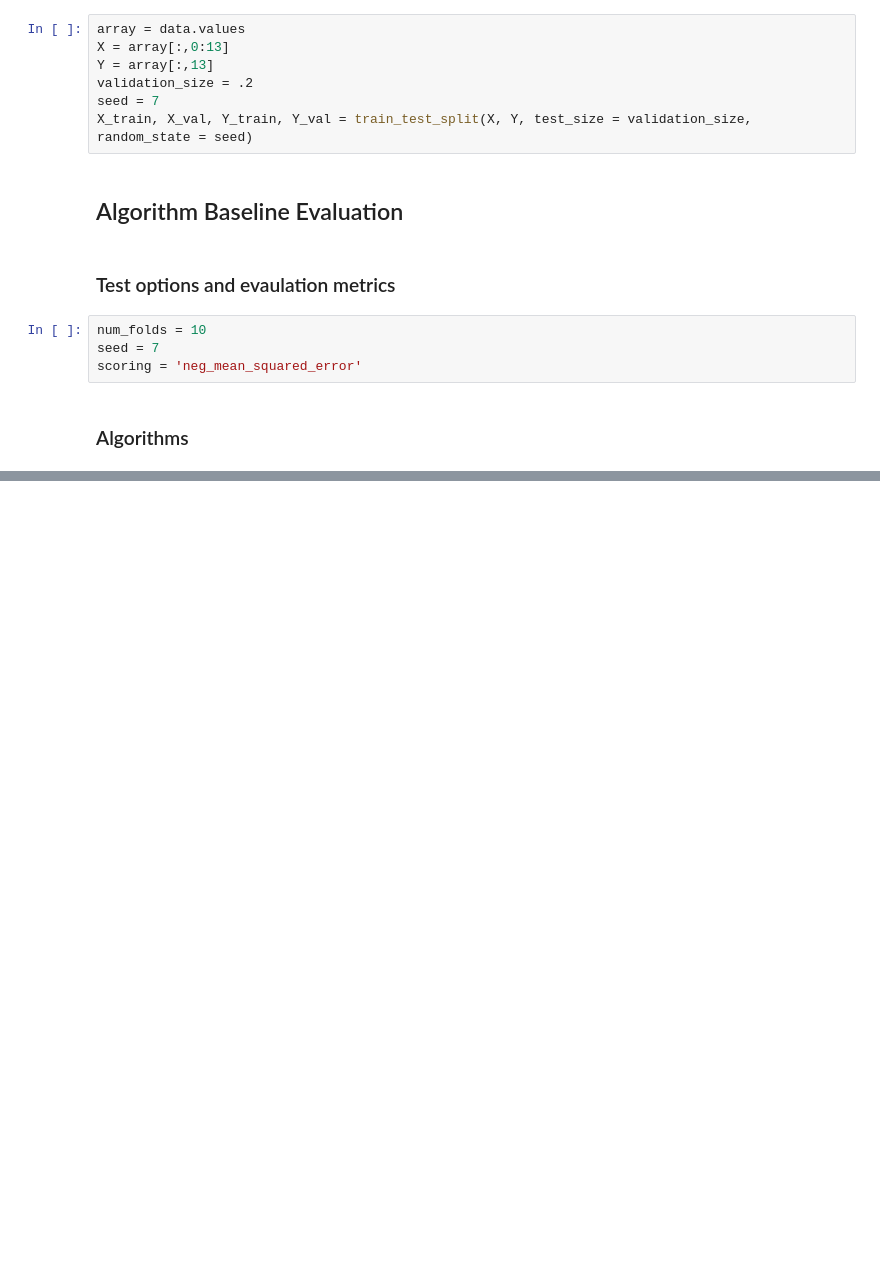
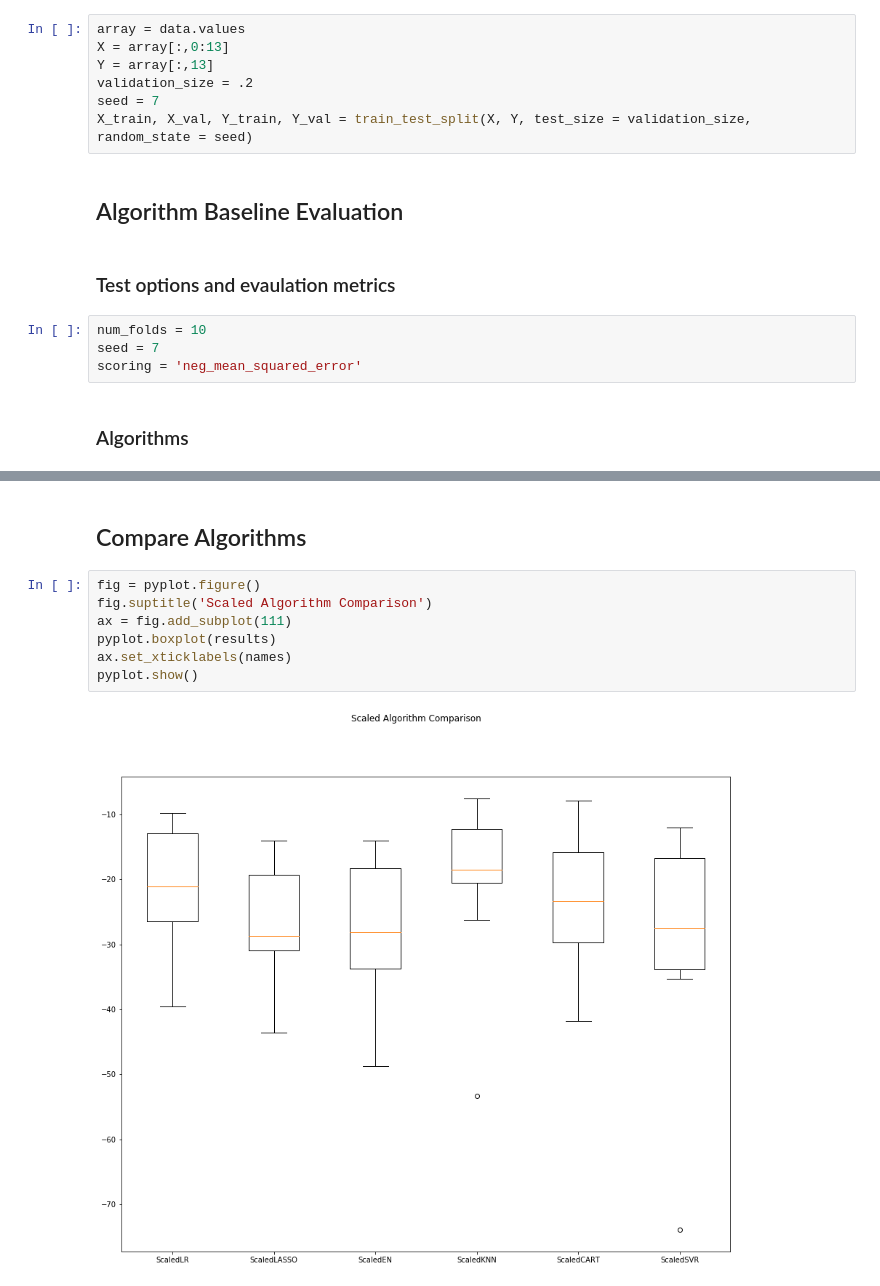
Before and after one commit to MichaelCHarrison/-ML-Py-Boston-Housing, a Jupyter notebook: 170516 Boston Housing.ipynb, the cells around one changed output, grey strips where cells are left out. Saved outputs shown, nothing was run; the diff lists cells and outputs as text; blank space fills up the shorter version.

```diff
--- a/170516 Boston Housing.ipynb
+++ b/170516 Boston Housing.ipynb
@@ -199,0 +260,11 @@ models.append(('CART', DecisionTreeRegressor()))
+# %% [markdown]
+## Compare Algorithms
+# %%
+fig = pyplot.figure()
+fig.suptitle('Scaled Algorithm Comparison')
+ax = fig.add_subplot(111)
+pyplot.boxplot(results)
+ax.set_xticklabels(names)
+pyplot.show()
+# %% [output]
+[figure, added]
```
Also changed, not shown: parts of 7 cells of this notebook.
